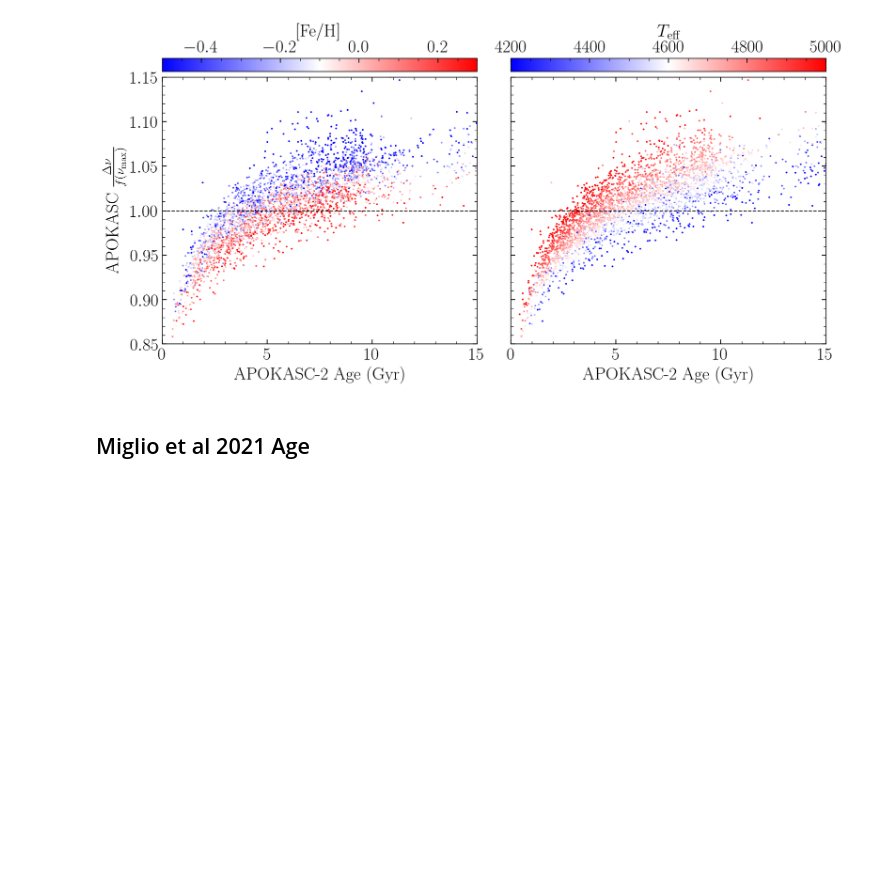
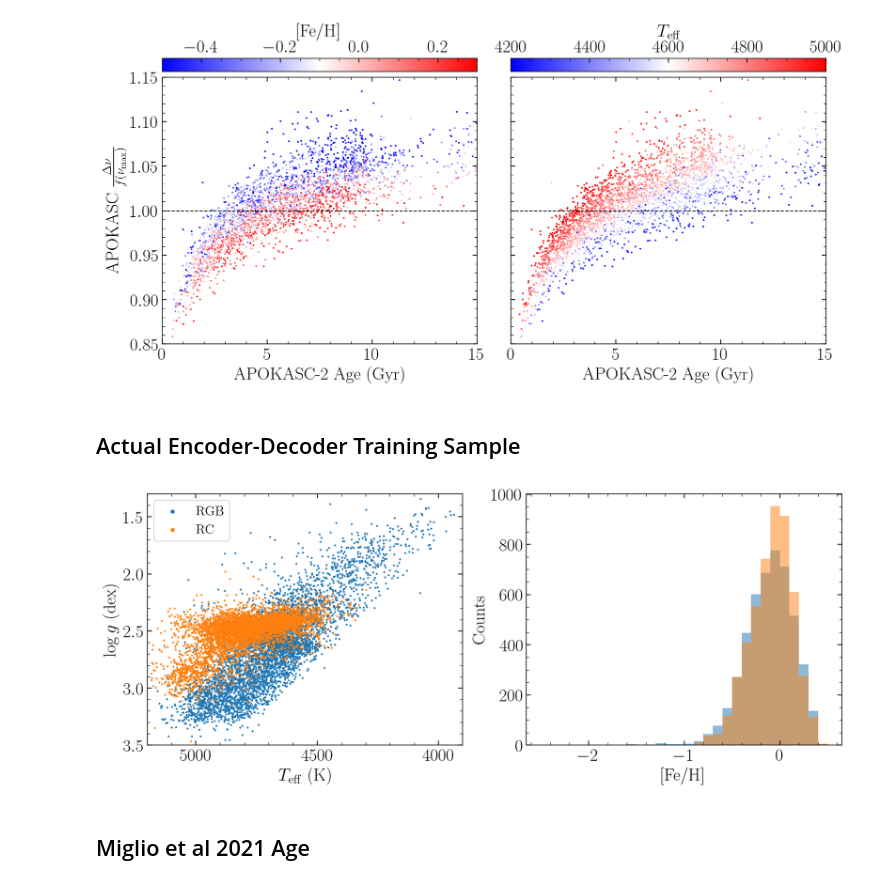
Before and after one commit to henrysky/astroNN_ages, a Jupyter notebook: Datasets_Data_Inspection.ipynb, the cells around one changed output. Saved outputs shown, nothing was run; the diff lists cells and outputs as text; code cells hidden in the pictures; blank space fills up the shorter version.

```diff
--- a/Datasets_Data_Inspection.ipynb
+++ b/Datasets_Data_Inspection.ipynb
@@ -325,6 +325,42 @@ ax2.yaxis.set_ticklabels([])
 fig.tight_layout()
 # %% [output]
 [figure]
+# %% [markdown]
+## Actual Encoder-Decoder Training Sample
+# %%
+import numpy as np
+import pylab as plt
+from tqdm import tqdm
+from astroNN.apogee import allstar
+from astroNN.shared import pylab_style
+from astropy.io import fits
+from py.dataset_utils import APOKASC
+
+
+pylab_style(paper=True)
+
+apokasc_f = APOKASC()
+
+RGB_idx_2 = (apokasc_f.dataset["Evostate"][()] == 1)
+RC_idx_2 = (apokasc_f.dataset["Evostate"][()] == 2)
+
+fig, ((ax11, ax12)) = plt.subplots(1, 2, figsize=(12, 5))
+ax11.scatter(apokasc_f.allstar["TEFF"][RGB_idx_2], apokasc_f.allstar["LOGG"][RGB_idx_2], s=1.5, label="RGB")
+ax11.scatter(apokasc_f.allstar["TEFF"][RC_idx_2], apokasc_f.allstar["LOGG"][RC_idx_2], s=1.5, label="RC")
+ax11.set_xlim(5200, 3900)
+ax11.set_ylim(3.5, 1.3)
+ax11.set_xlabel(r"$T_\mathrm{eff}$ (K)")
+ax11.set_ylabel(r"$\log{g}$ (dex)")
+ax11.legend()
+
+ax12.hist(apokasc_f.allstar["FE_H"][RGB_idx_2], range=(-2.5, 0.5), bins=30, alpha=0.5)
+ax12.hist(apokasc_f.allstar["FE_H"][RC_idx_2], range=(-2.5, 0.5), bins=30, alpha=0.5)
+ax12.set_xlabel("[Fe/H]")
+ax12.set_ylabel("Counts")
+
+fig.tight_layout()
+# %% [output]
+[figure, added]
 # %% [markdown]
 ## Miglio et al 2021 Age
 # %%
```
Also changed, not shown: parts of 1 cell of this notebook, 3 other files.
